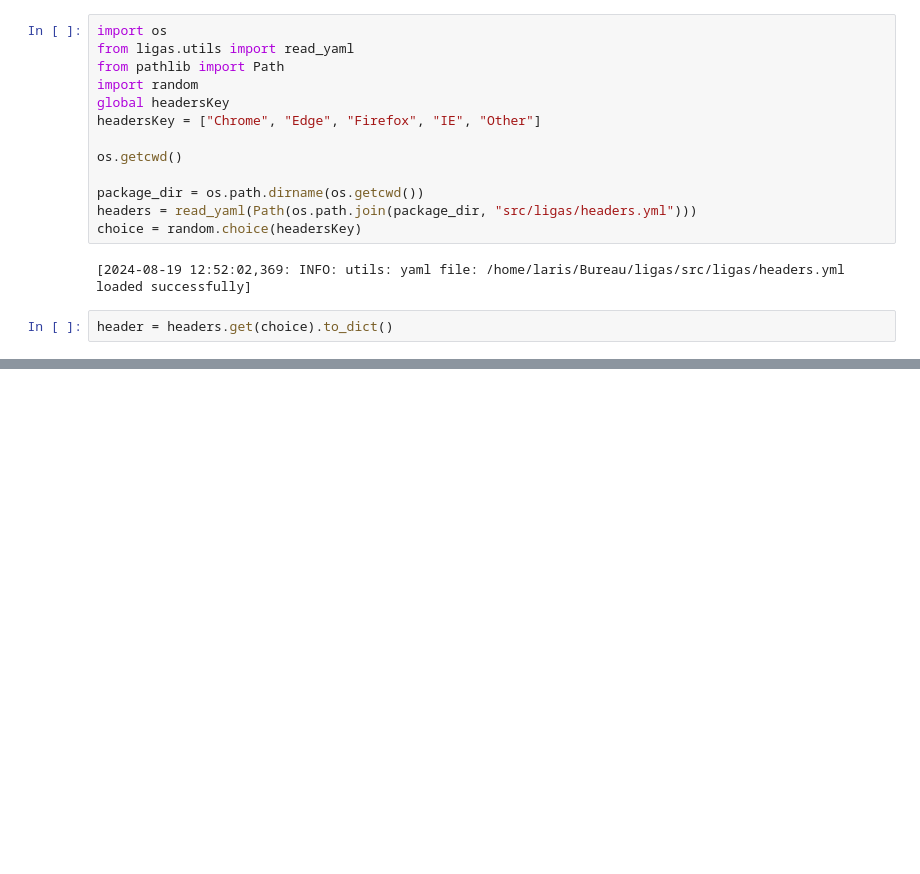
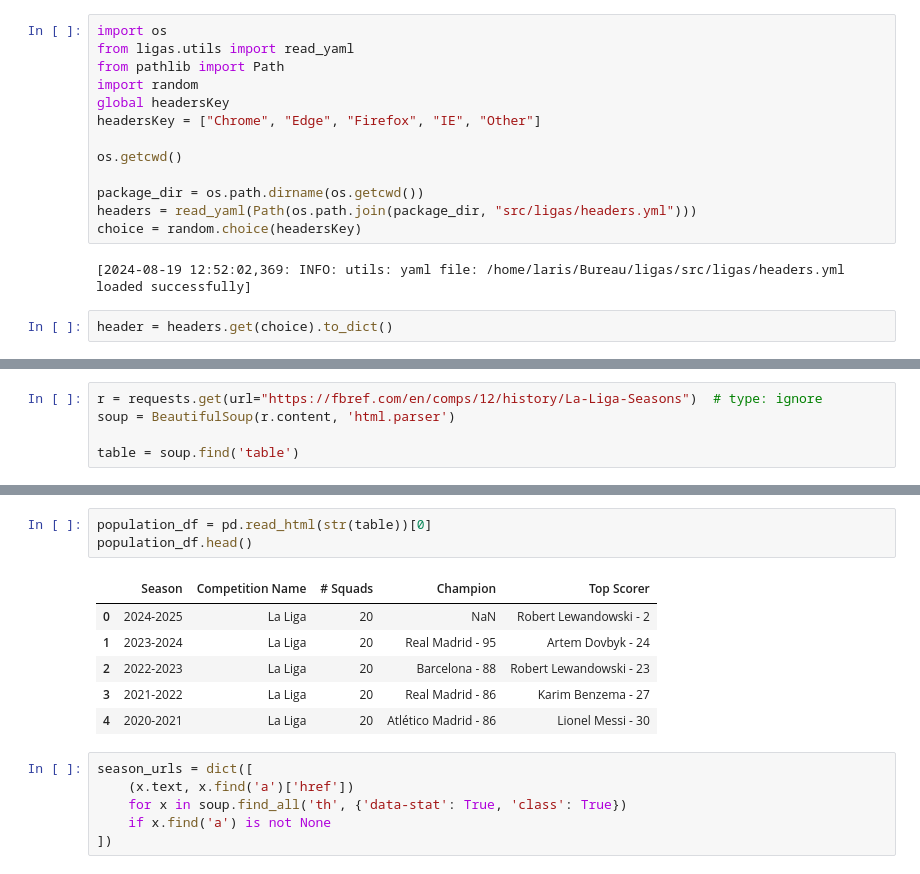
Before and after one commit to EDJINEDJA/ligas, a Jupyter notebook: research/research.ipynb, the cells around one changed output, grey strips where cells are left out. Saved outputs shown, nothing was run; the diff lists cells and outputs as text; blank space fills up the shorter version.

```diff
--- a/research/research.ipynb
+++ b/research/research.ipynb
@@ -43,0 +31,5 @@ choice
+# %%
+r = requests.get(url="https://fbref.com/en/comps/12/history/La-Liga-Seasons")  # type: ignore
+soup = BeautifulSoup(r.content, 'html.parser')
+
+table = soup.find('table')
@@ -43,0 +56,16 @@ choice
+# %%
+population_df = pd.read_html(str(table))[0]
+population_df.head()
+# %% [output]
+|  | Season | Competition Name | # Squads | Champion | Top Scorer |
+| 0 | 2024-2025 | La Liga | 20 | NaN | Robert Lewandowski - 2 |
+| 1 | 2023-2024 | La Liga | 20 | Real Madrid - 95 | Artem Dovbyk - 24 |
+| 2 | 2022-2023 | La Liga | 20 | Barcelona - 88 | Robert Lewandowski - 23 |
+| 3 | 2021-2022 | La Liga | 20 | Real Madrid - 86 | Karim Benzema - 27 |
+| 4 | 2020-2021 | La Liga | 20 | Atlético Madrid - 86 | Lionel Messi - 30 |
+# %%
+season_urls = dict([
+    (x.text, x.find('a')['href'])
+    for x in soup.find_all('th', {'data-stat': True, 'class': True})
+    if x.find('a') is not None
+])
```
Also changed, not shown: parts of 7 cells of this notebook, 3 other files.
